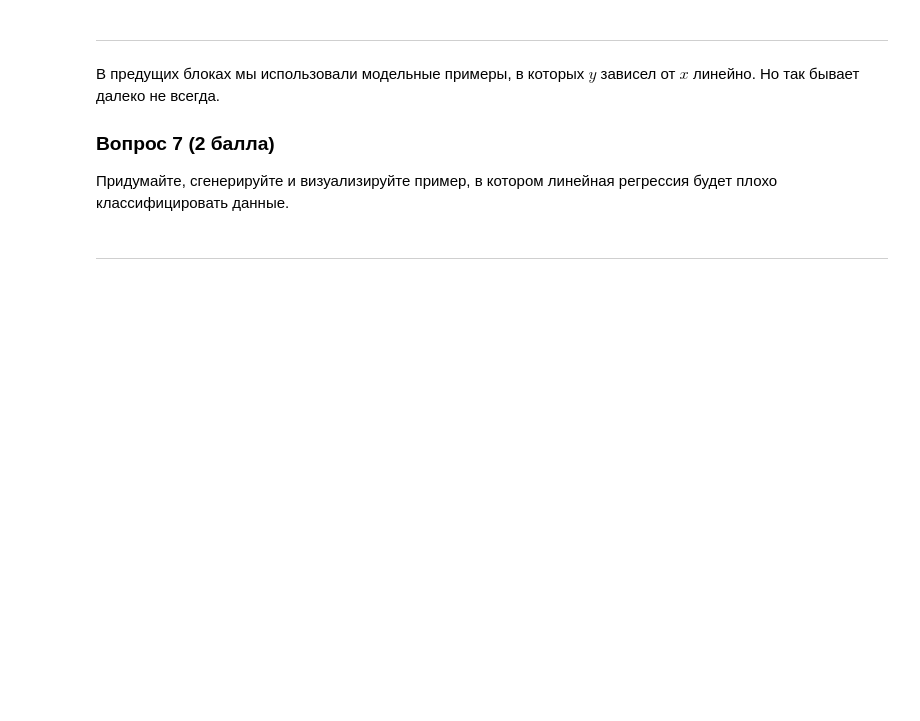
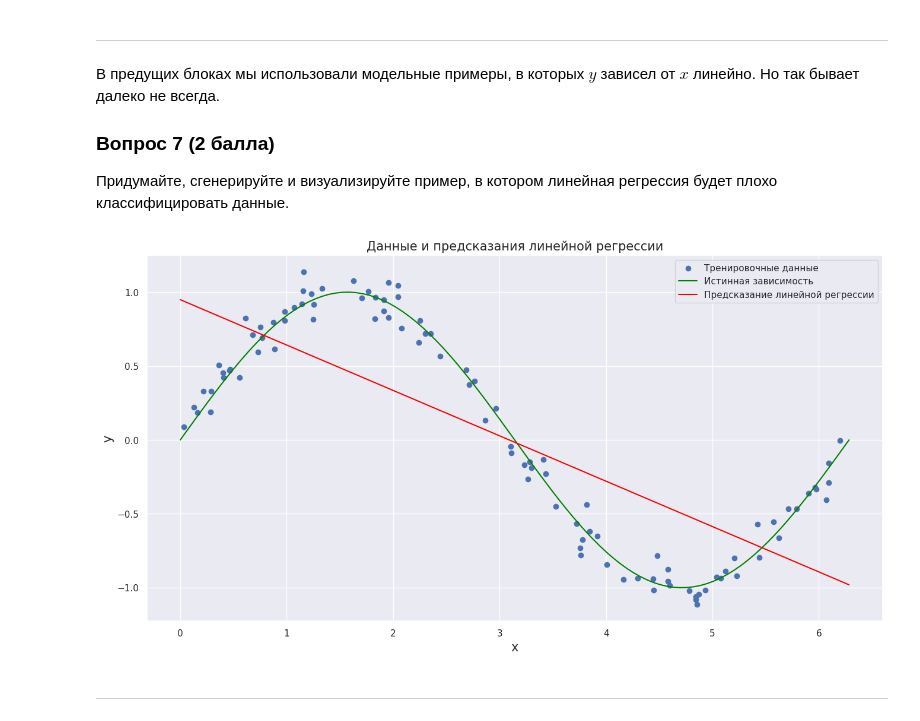
Before and after one commit to PFedya8/ML_1, a Jupyter notebook: task4/Task_4_(Linear_Models,_regression).ipynb, the cells around one changed output. Drawn from its saved outputs; the diff is of its cells as text; code cells hidden in the pictures; blank space fills up the shorter version.

```diff
--- a/task4/Task_4_(Linear_Models,_regression).ipynb
+++ b/task4/Task_4_(Linear_Models,_regression).ipynb
@@ -405,3 +510,33 @@ w1: 0.4261538129756511  w2: 0.025639365702918124
+# %%
+np.random.seed(42)
+
+# Генерируем данные
+X = np.random.uniform(0, 1, 100) * 2 * np.pi  # Масштабируем X до [0, 2π]
+Y = np.sin(X) + np.random.randn(100) * 0.1  # Создаем Y как sin(X) с шумом
+
+# Подготавливаем данные для линейной регрессии (добавляем новое измерение к X)
+X_reshaped = X[:, np.newaxis]
+
+# Инициализируем и обучаем модель линейной регрессии
+reg = Ridge(alpha=0.0001)
+reg.fit(X_reshaped, Y)
+
+# Генерируем предсказания модели на более плотной сетке данных
+X_test = np.linspace(0, 2 * np.pi, 100)
+Y_pred = reg.predict(X_test[:, np.newaxis])
+
+# Визуализируем результаты
+plt.figure(figsize=(16, 8))
+plt.scatter(X, Y, label="Тренировочные данные")
+plt.plot(X_test, np.sin(X_test), label="Истинная зависимость", color='green')
+plt.plot(X_test, Y_pred, label="Предсказание линейной регрессии", color='red')
+plt.title("Данные и предсказания линейной регрессии", size=15)
+plt.xlabel("x", size=15)
+plt.ylabel("y", size=15)
+plt.legend()
+plt.show()
+# %% [output]
+[figure, added]
 # %% [markdown]
 -------------
 # %% [markdown]
```
Also changed, not shown: parts of 22 cells of this notebook.
